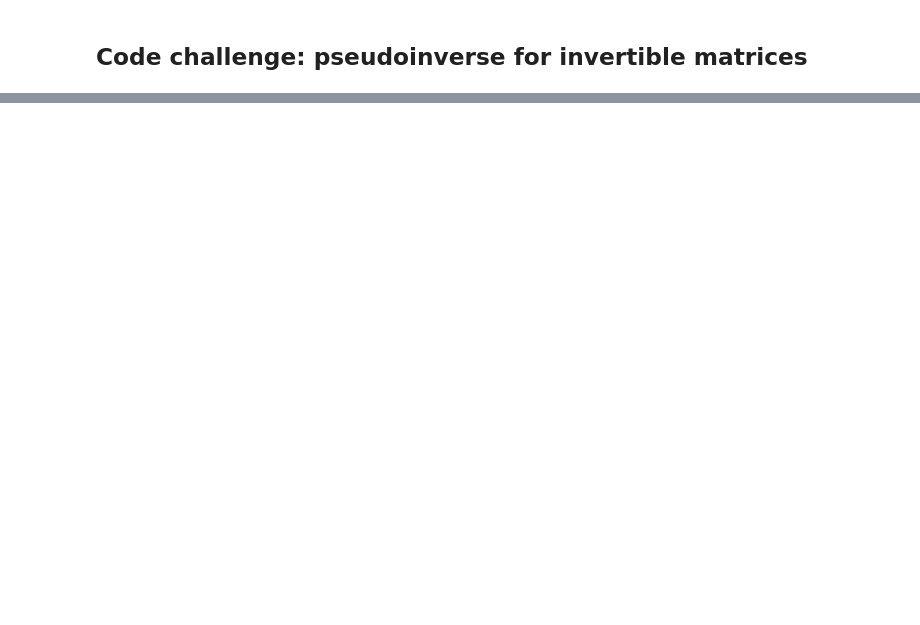
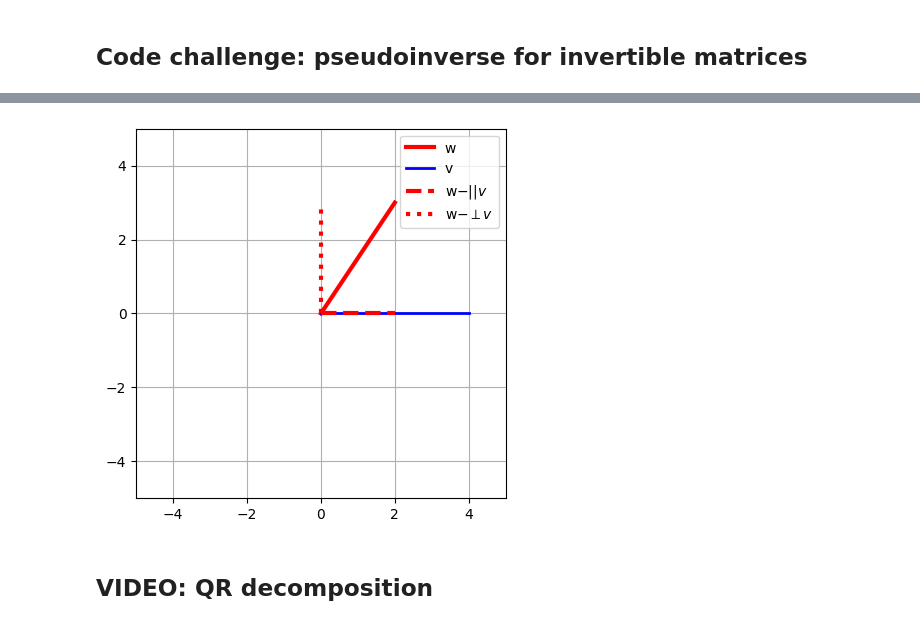
Before and after one commit to barzansaeedpour/foundations-of-machine-learning, a Jupyter notebook: 01_Mathematics-for-Machine-Learning/01_linear-algebra/01_linear-algebra.ipynb, the cells around one changed output, grey strips where cells are left out. Saved outputs shown, nothing was run; the diff lists cells and outputs as text; code cells hidden in the pictures; blank space fills up the shorter version.

```diff
--- a/01_Mathematics-for-Machine-Learning/01_linear-algebra/01_linear-algebra.ipynb
+++ b/01_Mathematics-for-Machine-Learning/01_linear-algebra/01_linear-algebra.ipynb
@@ -2204,0 +2332,17 @@ print(np.round(Ainvp-AinvF,5))
+# %%
+#plot all 4!
+plt.plot([0, w[0]], [0, w[1]], 'r', linewidth=3)
+plt.plot([0, v[0]], [0, v[1]], 'b', linewidth=2)
+plt.plot([0, w_par_v[0]], [0, w_par_v[1]], 'r--', linewidth=3)
+plt.plot([0, w_prep_v[0]], [0, w_prep_v[1]], 'r:', linewidth=3)
+
+# Add legend and display settings (fix the LaTeX syntax)
+plt.legend(['w', 'v', 'w$-{||v}$', 'w$-{\perp v}$'])
+plt.axis('square')
+plt.grid()
+plt.axis([-5, 5, -5, 5])
+plt.show()
+# %% [output]
+[figure, added]
+# %% [markdown]
+## VIDEO: QR decomposition
```
Also changed, not shown: parts of 56 cells of this notebook.
